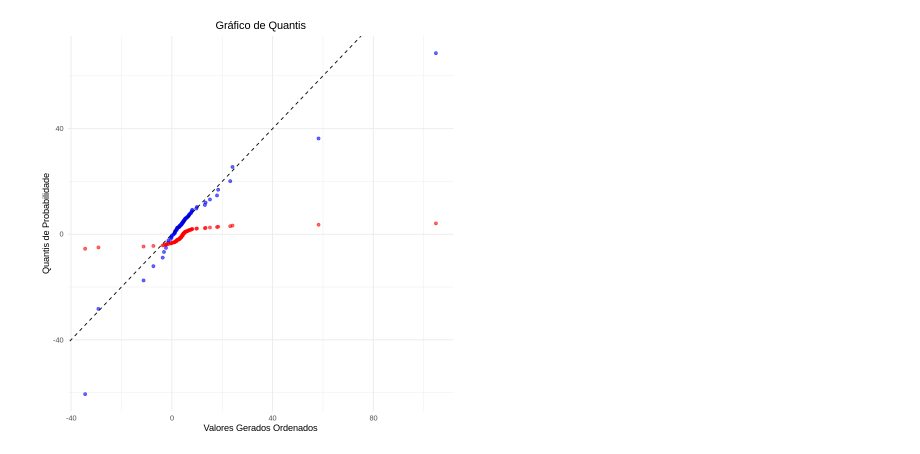
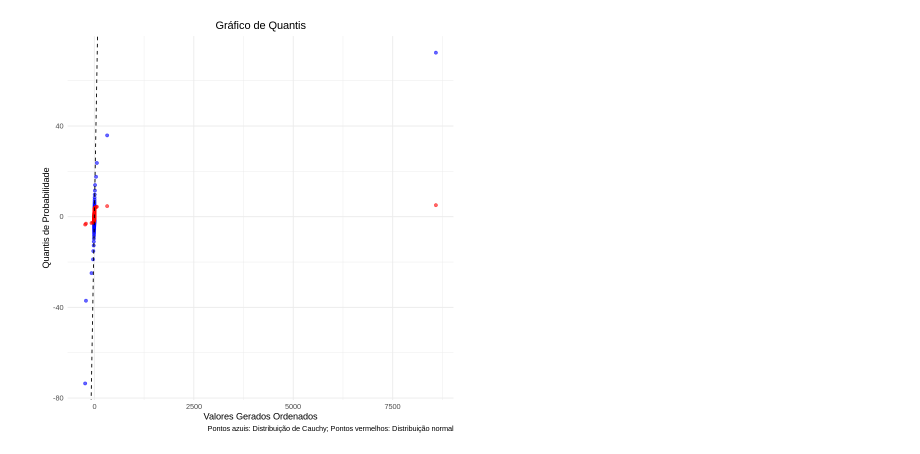
Before and after one commit to yassirscreed/PE_22-23, a Jupyter notebook: Ex08/ex08.ipynb, the cells around one changed output. Saved outputs shown, nothing was run; the diff lists cells and outputs as text; code cells hidden in the pictures.

```diff
--- a/Ex08/ex08.ipynb
+++ b/Ex08/ex08.ipynb
@@ -6,10 +6,10 @@ library("dplyr")
 library("tidyverse")
 # %%
 #Parameters
-set.seed(1237)
-location <- 4
-scale <- 1.4
-n <- 144
+set.seed(2015)
+location <- -0.6
+scale <- 1.2
+n <- 190
 sample_cauchy <- rcauchy(n, location, scale)
 # %%
 # ordem crescente
@@ -18,7 +18,7 @@ sample_cauchy <- sort(sample_cauchy)
 # quantis de probabilidade para a distribuição de Cauchy e para a distribuição normal
 probabilities <- (1:n) / (n + 1)
 quantiles_cauchy <- qcauchy(probabilities, location, scale)
-quantiles_normal <- qnorm(probabilities, mean = -0.7, sd = sqrt(3.8))
+quantiles_normal <- qnorm(probabilities, mean = 0.8, sd = sqrt(2.8))
 # %%
 # criação do dataframe
 data <- data.frame(
@@ -29,17 +29,18 @@ data <- data.frame(
 # %%
 # plot
 ggplot(data) +
   geom_point(aes(x = sample_cauchy, y = quantiles_cauchy), color = "blue", alpha = 0.6) +
   geom_point(aes(x = sample_cauchy, y = quantiles_normal), color = "red", alpha = 0.6) +
   geom_abline(intercept = 0, slope = 1, color = "black", linetype = "dashed") +
   labs(
     title = "Gráfico de Quantis",
     x = "Valores Gerados Ordenados",
-    y = "Quantis de Probabilidade"
+    y = "Quantis de Probabilidade",
+    caption = "Pontos azuis: Distribuição de Cauchy; Pontos vermelhos: Distribuição normal"
   ) +
   theme_minimal() +
   scale_x_continuous(name = "Valores Gerados Ordenados") +
   scale_y_continuous(name = "Quantis de Probabilidade") +
   theme(plot.title = element_text(hjust = 0.5))
 # %% [output]
-[figure, old version]
+[figure, new version]
```
Also changed, not shown: 10 other files.
